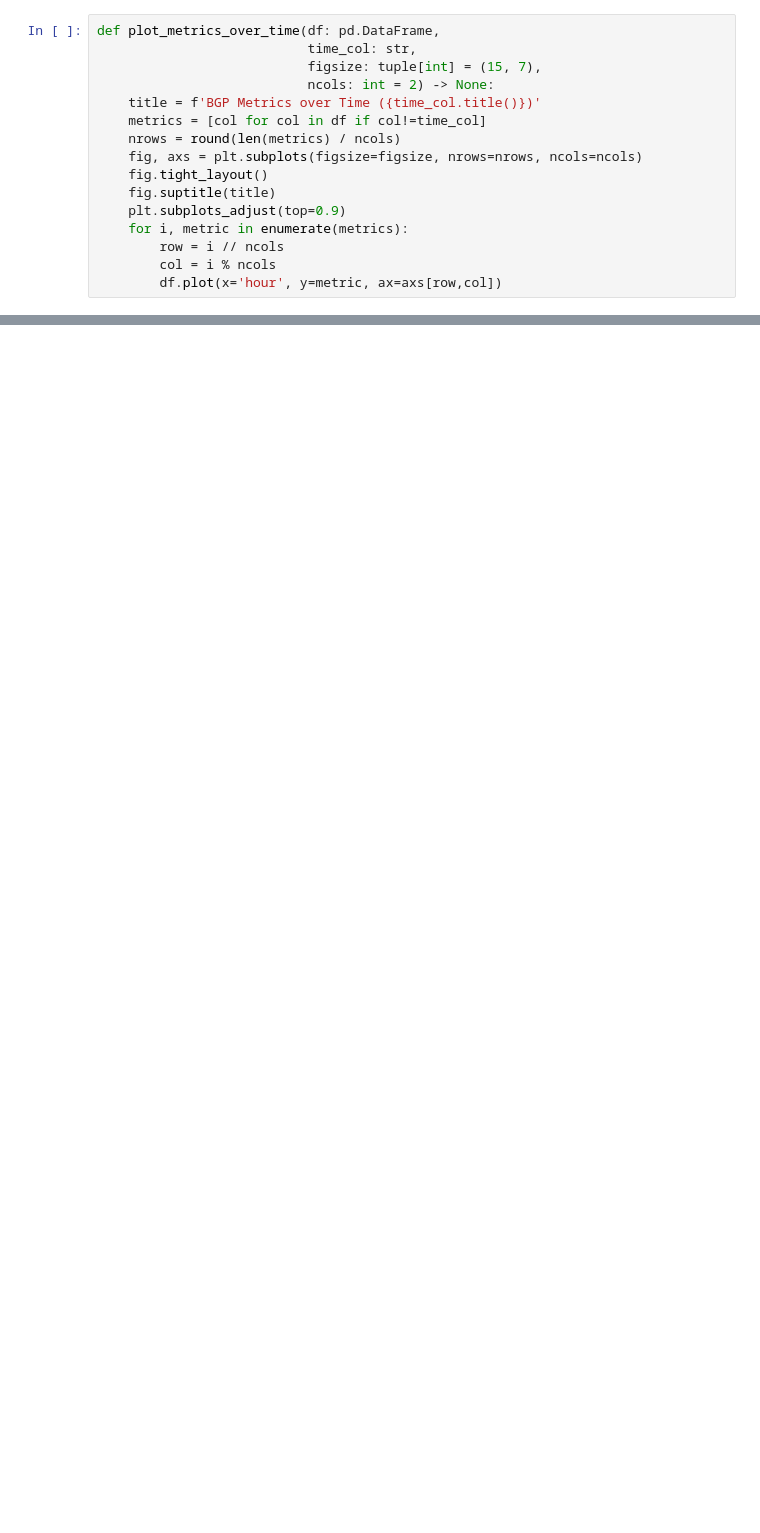
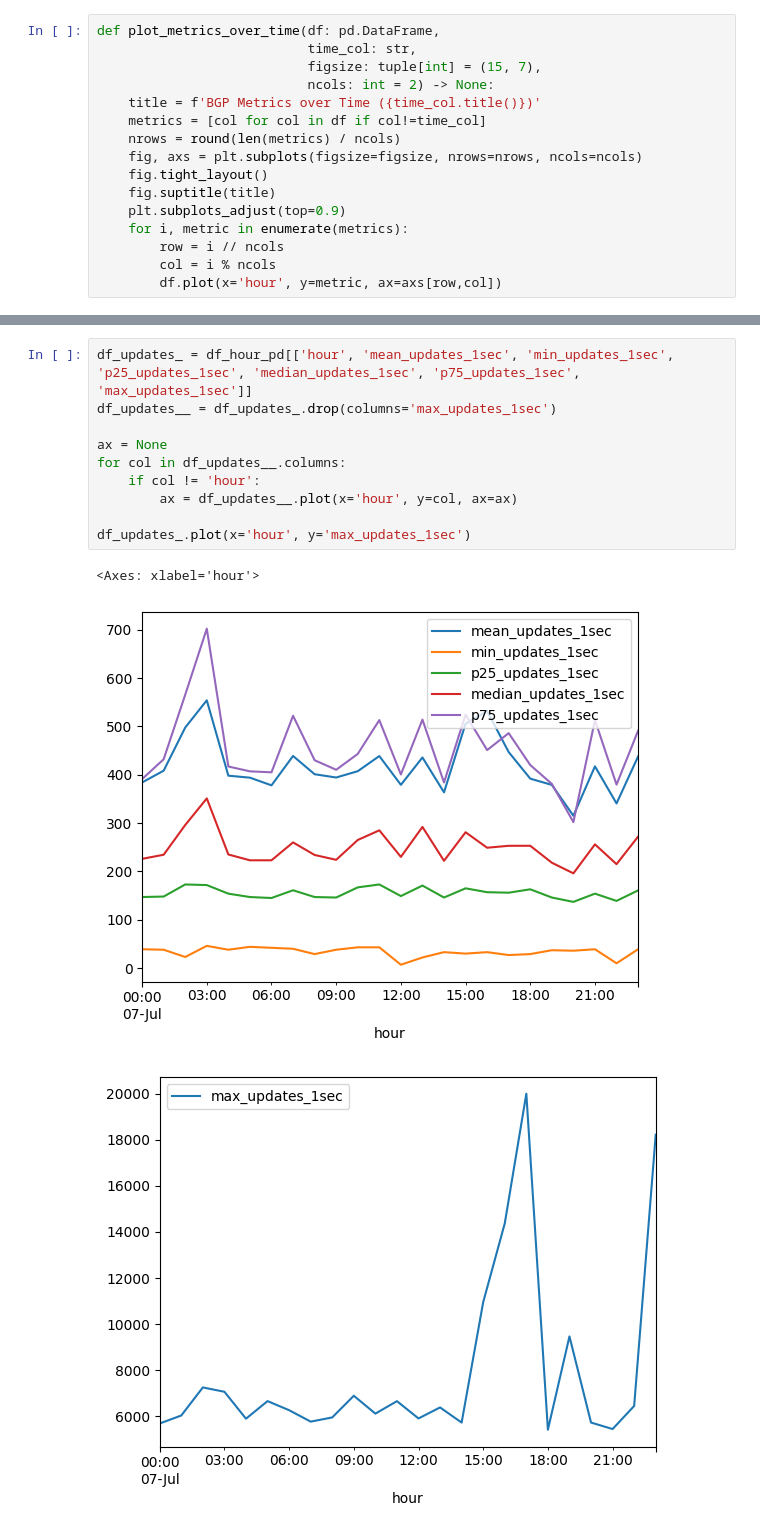
Before and after one commit to egeatmaca/bgp-analytics-engine, a Jupyter notebook: notebooks/pipelines.ipynb, the cells around one changed output, grey strips where cells are left out. Cells and saved outputs as stored; diff of their text form; blank space fills up the shorter version.

```diff
--- a/notebooks/pipelines.ipynb
+++ b/notebooks/pipelines.ipynb
@@ -175,0 +237,14 @@ plot_metrics_over_time(df_hour_, 'hour', figsize=(15, 15))
+# %%
+df_updates_ = df_hour_pd[['hour', 'mean_updates_1sec', 'min_updates_1sec', 'p25_updates_1sec', 'median_updates_1sec', 'p75_updates_1sec', 'max_updates_1sec']]
+df_updates__ = df_updates_.drop(columns='max_updates_1sec')
+
+ax = None
+for col in df_updates__.columns:
+    if col != 'hour':
+        ax = df_updates__.plot(x='hour', y=col, ax=ax)
+
+df_updates_.plot(x='hour', y='max_updates_1sec')
+# %% [output]
+<Axes: xlabel='hour'>
+[figure, added]
+[figure, added]
```
Also changed, not shown: parts of 16 cells of this notebook, 1 other file.
